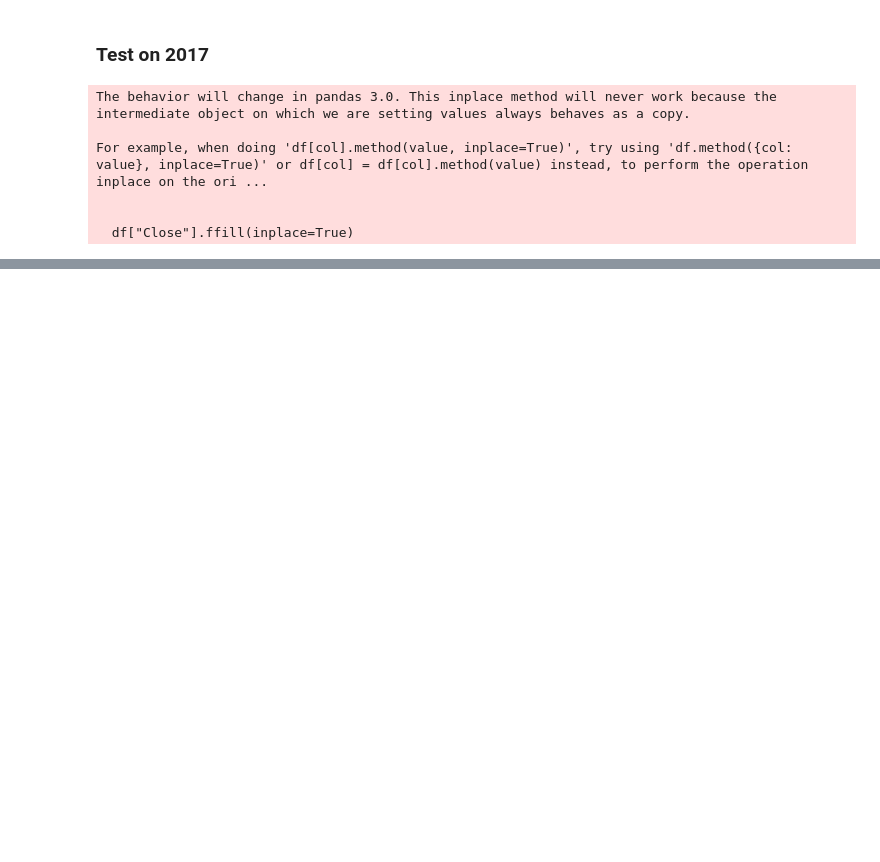
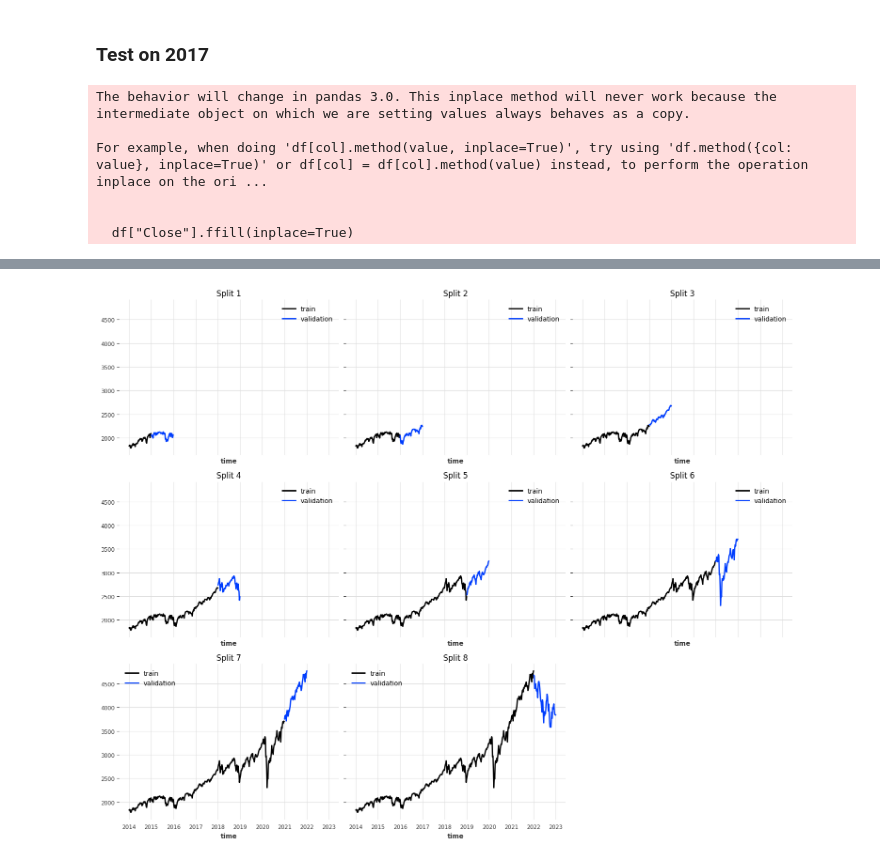
Before and after one commit to Isra3750/Time_series_forecasting_eval_SP500, a Jupyter notebook: Sp500_v2/LSTM_v2.ipynb, the cells around one changed output, grey strips where cells are left out. Drawn from its saved outputs; the diff is of its cells as text; code cells hidden in the pictures; blank space fills up the shorter version.

```diff
--- a/Sp500_v2/LSTM_v2.ipynb
+++ b/Sp500_v2/LSTM_v2.ipynb
@@ -259,0 +472,21 @@ Test RMSE: 276.19
+# %%
+df = sp500.history(start="2014-01-01", end="2024-01-01")[["Close"]].dropna()
+df.index = pd.to_datetime(df.index).tz_localize(None)
+all_bd = pd.date_range(df.index.min(), df.index.max(), freq="B")
+df = df.reindex(all_bd)
+df["Close"].ffill(inplace=True)
+weekly = df["Close"].resample("W-FRI").last().to_frame()
+
+# Convert to Darts TimeSeries and fill any final missing values
+series = TimeSeries.from_series(weekly["Close"], fill_missing_dates=True, freq="W")
+series = fill_missing_values(series)
+
+# Create simple time‐step covariate
+time_vals = pd.Series(np.arange(len(series)), index=series.time_index)
+
+# Split into training and test
+train_ts, test_ts = series.split_before(pd.Timestamp("2023-01-01"))
+
+# Scale target
+scaler = Scaler()
+train_ts_s = scaler.fit_transform(train_ts)
@@ -259,0 +500,7 @@ Test RMSE: 276.19
+# %%
+# Generate the splits for 2014 - 2022
+splits = get_splits(train_ts, start_year=2014, end_year=2022)
+# %%
+plot_splits_grid(splits)
+# %% [output]
+[figure, added]
```
Also changed, not shown: parts of 26 cells of this notebook, 10 other files.
